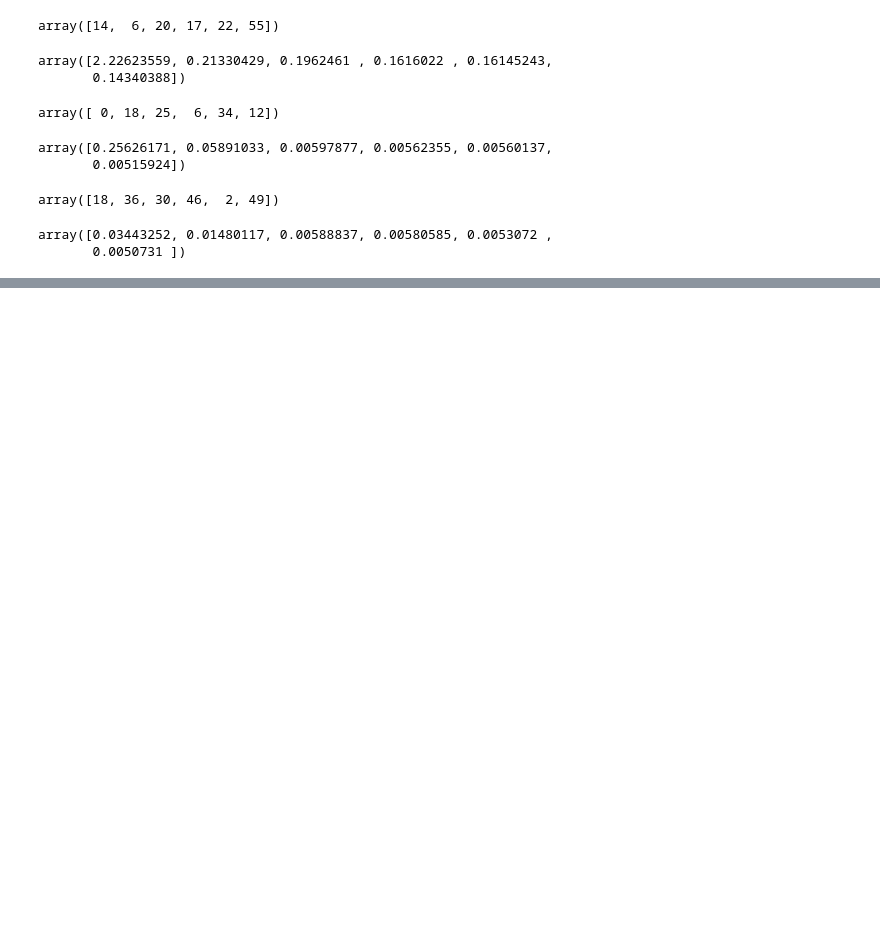
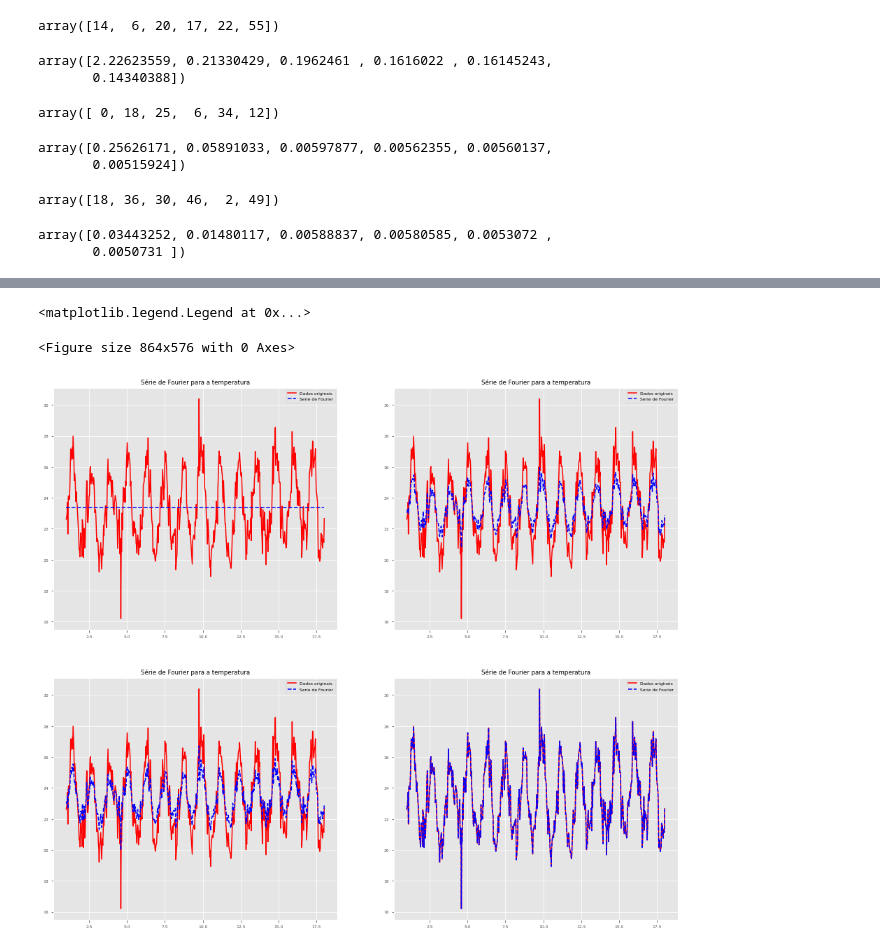
Before and after one commit to LSalimene/Analise-Series-temporais-em-oceano, a Jupyter notebook: lista4/lista4.ipynb, the cells around one changed output, grey strips where cells are left out. Drawn from its saved outputs; the diff is of its cells as text; code cells hidden in the pictures; blank space fills up the shorter version.

```diff
--- a/lista4/lista4.ipynb
+++ b/lista4/lista4.ipynb
@@ -231,0 +298,59 @@ No artists with labels found to put in legend.  Note that artists whose label st
+# %%
+plt.figure(figsize=(12,8))
+plt.rcParams.update({'font.size': 6})
+plt.figure(figsize=(16,14))
+
+plt.subplot(221)
+y = sst_P1[:,0]
+x = timeS
+n = len(y)
+
+for i in range(100):
+        Y = np.fft.fft(y)
+        np.put(Y, range(i+1, n), 0.0)
+        ifft = np.fft.ifft(Y)
+plt.title('Série de Fourier para a temperatura')
+plt.plot(x,y,'r', label="Dados originais")
+plt.plot(x,ifft,'b--', label="Serie de Fourier")
+
+
+plt.legend()
+plt.subplot(222)
+
+
+for i in range(200):
+        Y = np.fft.fft(y)
+        np.put(Y, range(i+1, n), 0.0)
+        ifft = np.fft.ifft(Y)
+plt.title('Série de Fourier para a temperatura')
+plt.plot(x,y,'r', label="Dados originais")
+plt.plot(x,ifft,'b--', label="Serie de Fourier")
+
+plt.legend()
+plt.subplot(223)
+
+
+for i in range(300):
+        Y = np.fft.fft(y)
+        np.put(Y, range(i+1, n), 0.0)
+        ifft = np.fft.ifft(Y)
+plt.title('Série de Fourier para a temperatura')
+plt.plot(x,y,'r', label="Dados originais")
+plt.plot(x,ifft,'b--', label="Serie de Fourier")
+plt.legend()
+plt.subplot(224)
+
+
+for i in range(n):
+        Y = np.fft.fft(y)
+        np.put(Y, range(i+1, n), 0.0)
+        ifft = np.fft.ifft(Y)
+plt.title('Série de Fourier para a temperatura')
+plt.plot(x,y,'r', label="Dados originais")
+plt.plot(x,ifft,'b--', label="Serie de Fourier")
+
+plt.legend()
+# %% [output]
+<matplotlib.legend.Legend at 0x...>
+<Figure size 864x576 with 0 Axes>
+[figure, added]
```
Also changed, not shown: parts of 13 cells of this notebook, 13 other files.
